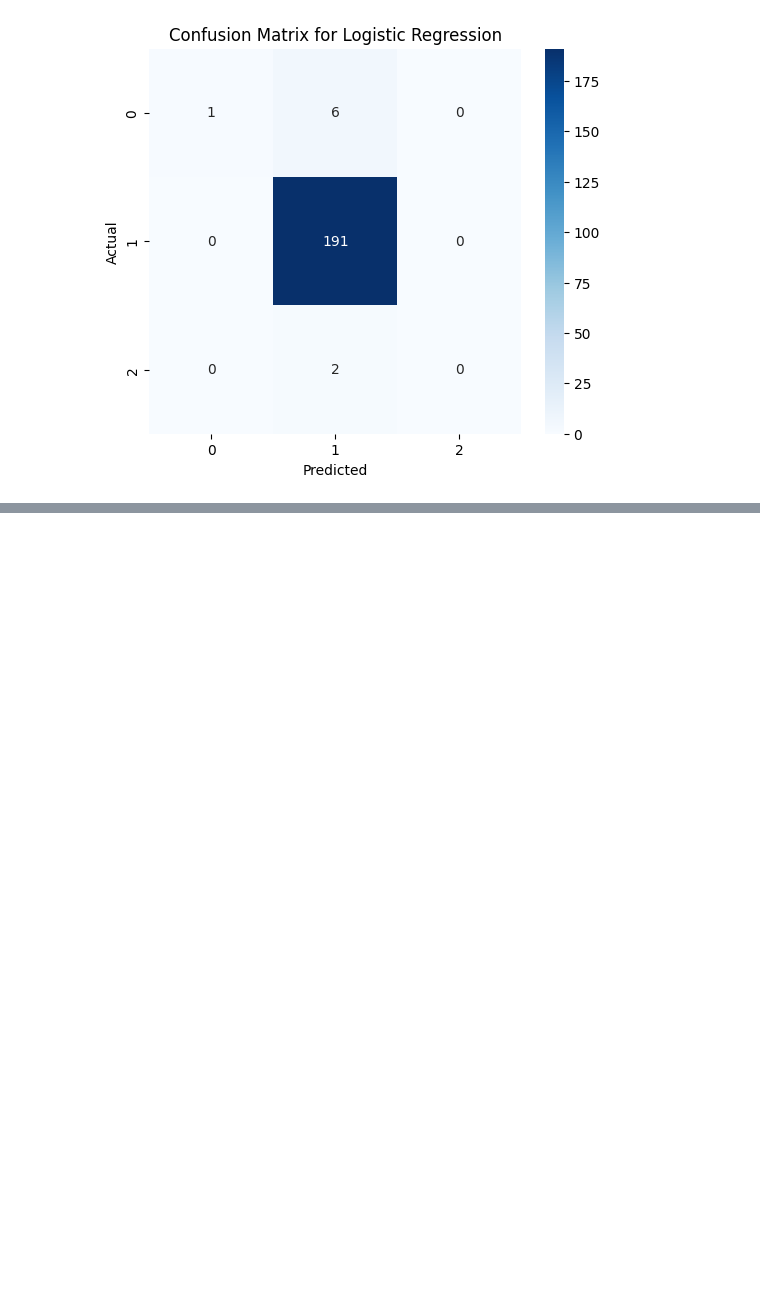
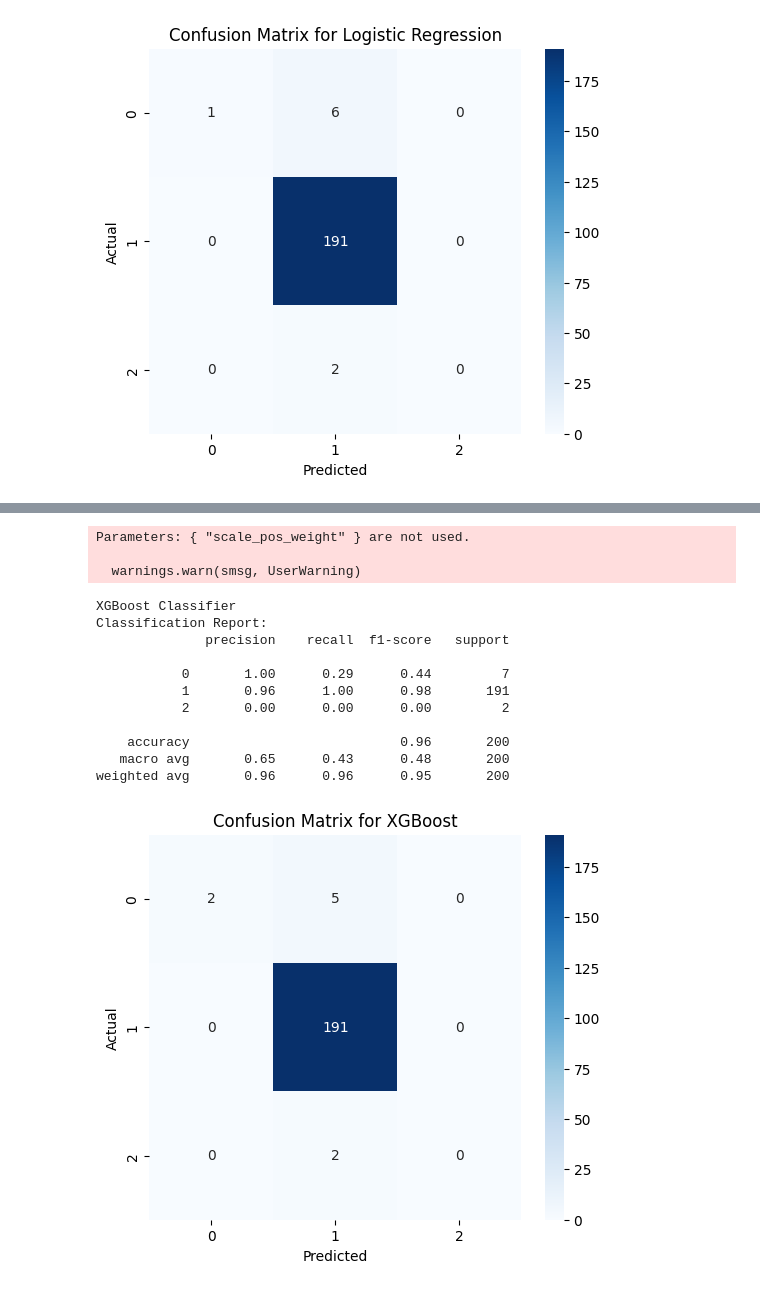
Before and after one commit to njokinjuguna/Machine-learning-Models, a Jupyter notebook: cancerpredictiveanalysisinkenya.ipynb, the cells around one changed output, grey strips where cells are left out. Cells and saved outputs as stored; diff of their text form; code cells hidden in the pictures; blank space fills up the shorter version.

```diff
--- a/cancerpredictiveanalysisinkenya.ipynb
+++ b/cancerpredictiveanalysisinkenya.ipynb
@@ -839,0 +982,45 @@ weighted avg       0.95      0.96      0.94       200
+# %%
+from xgboost import XGBClassifier
+from sklearn.metrics import classification_report, confusion_matrix
+import matplotlib.pyplot as plt
+import seaborn as sns
+
+# Initialize XGBoost Classifier
+xgb_model = XGBClassifier(objective='multi:softmax', num_class=3, random_state=42, scale_pos_weight=1)
+
+# Train the model
+xgb_model.fit(X_train, y_train)
+
+# Make predictions
+y_test_pred_xgb = xgb_model.predict(X_test)
+
+# Evaluate the model
+print("\nXGBoost Classifier")
+print("Classification Report:")
+print(classification_report(y_test, y_test_pred_xgb, zero_division=0))
+
+# Confusion Matrix
+conf_matrix_xgb = confusion_matrix(y_test, y_test_pred_xgb)
+
+plt.figure(figsize=(6, 5))
+sns.heatmap(conf_matrix_xgb, annot=True, fmt='d', cmap='Blues')
+plt.title('Confusion Matrix for XGBoost')
+plt.xlabel('Predicted')
+plt.ylabel('Actual')
+plt.show()
+# %% [output]
+Parameters: { "scale_pos_weight" } are not used.
+
+  warnings.warn(smsg, UserWarning)
+XGBoost Classifier
+Classification Report:
+              precision    recall  f1-score   support
+
+           0       1.00      0.29      0.44         7
+           1       0.96      1.00      0.98       191
+           2       0.00      0.00      0.00         2
+
+    accuracy                           0.96       200
+   macro avg       0.65      0.43      0.48       200
+weighted avg       0.96      0.96      0.95       200
+[figure, added]
```
Also changed, not shown: parts of 4 cells of this notebook.
